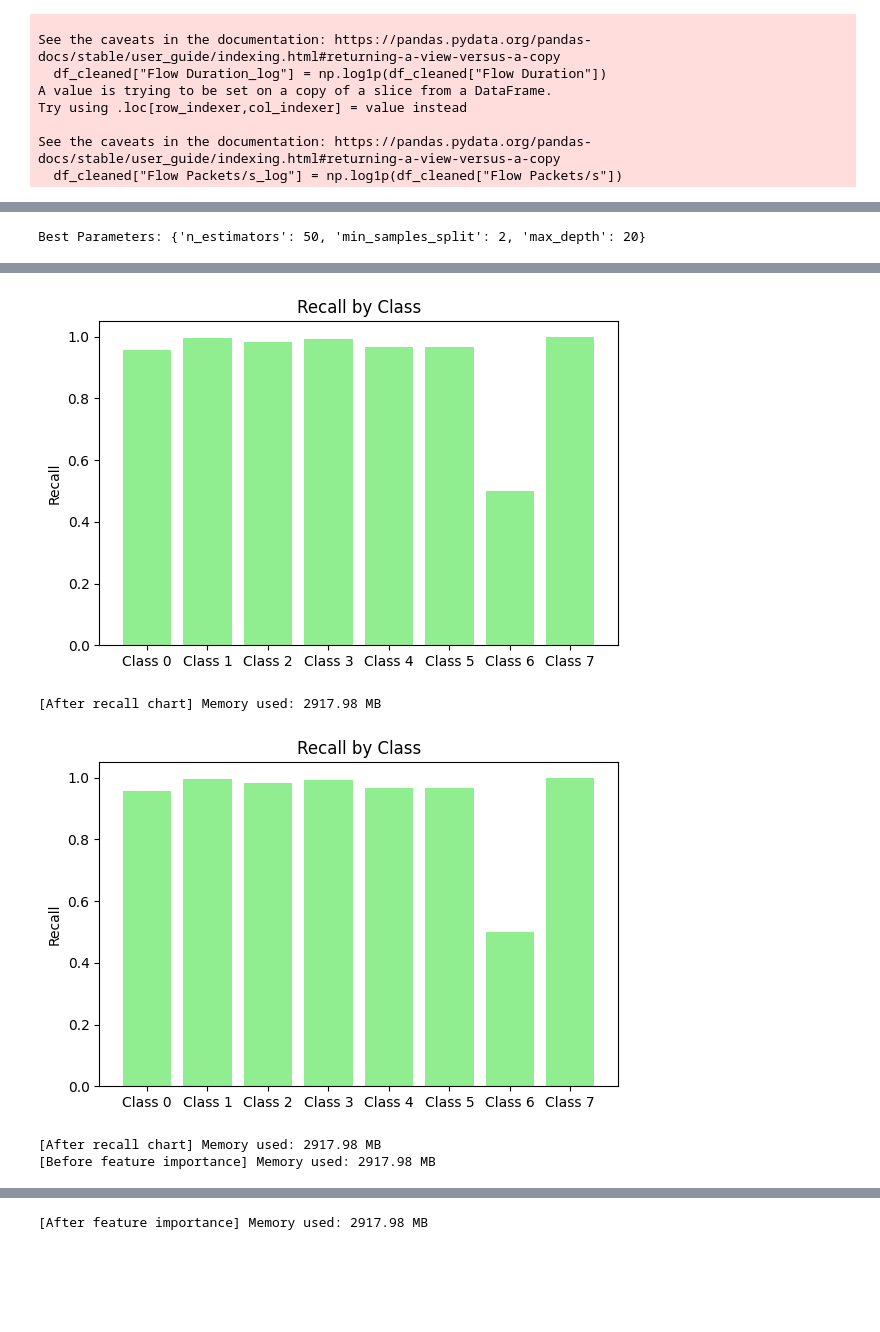
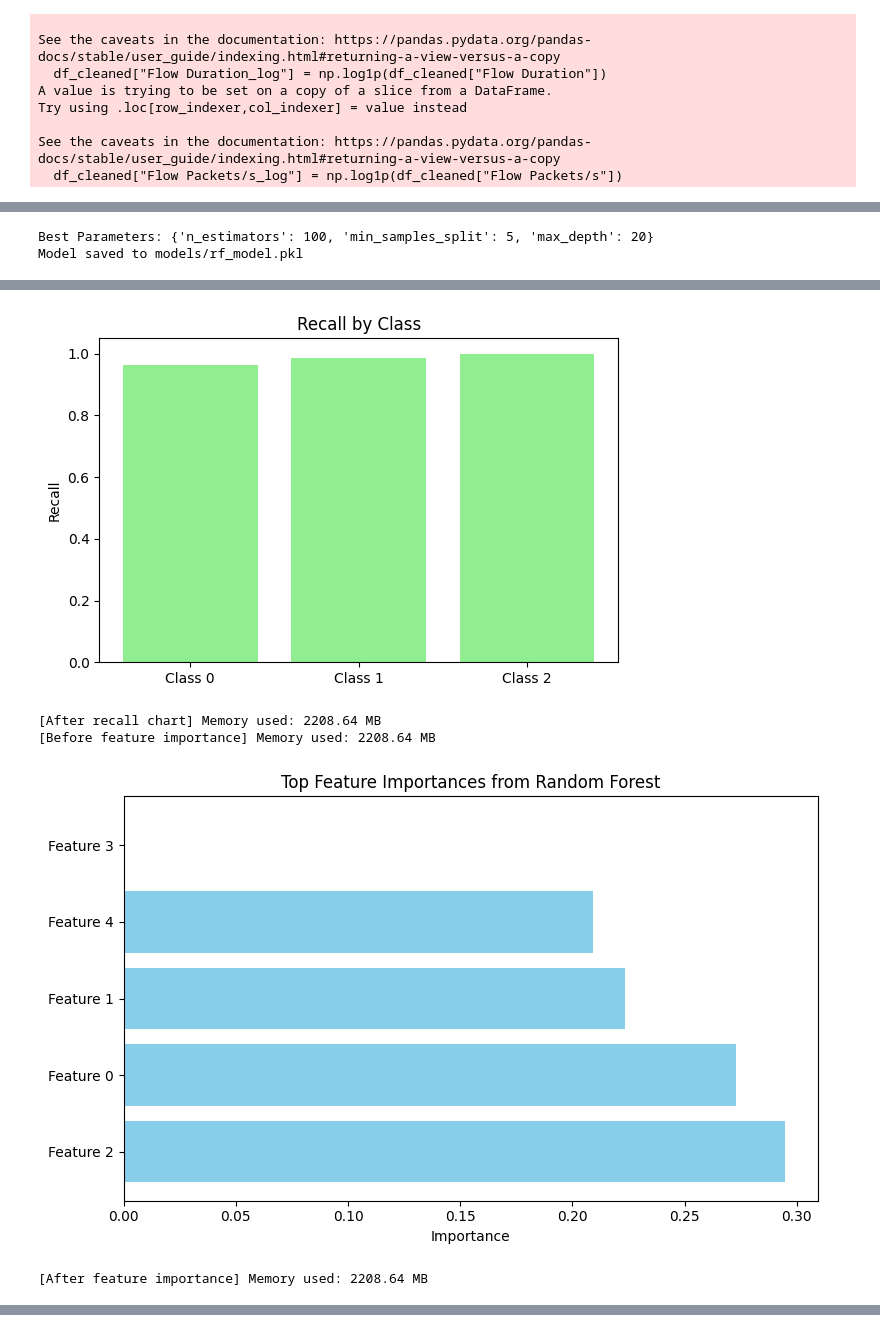
Before and after one commit to Aardon97/Cyber-Threat-Detection, a Jupyter notebook: src/explore.ipynb, the cells around one changed output, grey strips where cells are left out. Saved outputs shown, nothing was run; the diff lists cells and outputs as text; code cells hidden in the pictures; blank space fills up the shorter version.

Commit message:
Update explore notebook, requirements, sample DB, and add scripts folder

```diff
--- a/src/explore.ipynb
+++ b/src/explore.ipynb
@@ -436,0 +715,3 @@ y_train.to_csv("data/y_train.csv", index=False)
+# %%
+X_train = X_train.replace([np.inf, -np.inf], np.nan)
+X_test = X_test.replace([np.inf, -np.inf], np.nan)
@@ -481,8 +772,14 @@ param_dist = {
 rf_base = RandomForestClassifier(random_state=42, class_weight='balanced')
 
 # Take a 20% sample of training data for tuning
-X_small = X_train.sample(frac=0.2, random_state=42)
-y_small = y_train.loc[X_small.index]
+from sklearn.model_selection import train_test_split
+
+X_small, _, y_small, _ = train_test_split(
+    X_train, y_train,
+    train_size=0.2,
+    random_state=42,
+    stratify=y_train   # keeps class balance
+)
 
 # Randomized search on the smaller set
 random_search = RandomizedSearchCV(
@@ -507,15 +804,25 @@ rf_final = RandomForestClassifier(
 
 rf_final.fit(X_train, y_train)
 y_pred_final = rf_final.predict(X_test)
+
+import joblib
+
+# Save the trained model into the repo
+joblib.dump(rf_final, "models/rf_model.pkl")
+print("Model saved to models/rf_model.pkl")
 # %% [output]
-Best Parameters: {'n_estimators': 50, 'min_samples_split': 2, 'max_depth': 20}
+Best Parameters: {'n_estimators': 100, 'min_samples_split': 5, 'max_depth': 20}
+Model saved to models/rf_model.pkl
 # %%
 import psutil, os
 import matplotlib.pyplot as plt
 import pandas as pd
-from sklearn.metrics import confusion_matrix, classification_report, recall_score
+from sklearn.metrics import (
+    confusion_matrix, classification_report,
+    accuracy_score, precision_score, recall_score, f1_score
+)
 
-# Helper function to print memory usage
+# Helper function to print memory usagec- doing these to keep an eye on memory due to constant Kernel crashes
 def check_memory(stage):
     process = psutil.Process(os.getpid())
     mem = process.memory_info().rss / 1024 ** 2
@@ -532,8 +839,7 @@ print("Confusion Matrix:\n", confusion_matrix(y_test, y_pred_final))
 # Classification Report
 print("\nClassification Report:\n", classification_report(y_test, y_pred_final))
 
-from sklearn.metrics import accuracy_score, precision_score, recall_score, f1_score
-
+# Overall metrics
 print("Accuracy:", accuracy_score(y_test, y_pred_final))
 print("Precision:", precision_score(y_test, y_pred_final, average='weighted'))
 print("Recall:", recall_score(y_test, y_pred_final, average='weighted'))
@@ -541,7 +847,6 @@ print("F1 Score:", f1_score(y_test, y_pred_final, average='weighted'))
 
 # Recall comparison chart (multiclass-safe)
 check_memory("Before recall chart")
-
 recalls = recall_score(y_test, y_pred_final, average=None)
 labels = [f"Class {cls}" for cls in sorted(set(y_test))]
 
@@ -551,27 +856,22 @@ plt.ylabel("Recall")
 plt.title("Recall by Class")
 plt.tight_layout()
 plt.show()
-
 check_memory("After recall chart")
 
-
-plt.figure(figsize=(6,4))
-plt.bar(labels, recalls, color='lightgreen')
-plt.ylabel("Recall")
-plt.title("Recall by Class")
-plt.tight_layout()
-plt.show()
-check_memory("After recall chart")
-
-# Feature Importance (adaptive)
+# Feature Importance (with DataFrame-safe feature names)
 check_memory("Before feature importance")
 importances = rf_final.feature_importances_
-feature_names = X_train.columns
+
+# If X_train is a DataFrame, use its columns; otherwise create generic names
+if hasattr(X_train, "columns"):
+    feature_names = X_train.columns
+else:
+    feature_names = [f"Feature {i}" for i in range(X_train.shape[1])]
 
 feat_df = pd.DataFrame({'Feature': feature_names, 'Importance': importances})
 feat_df = feat_df.sort_values(by='Importance', ascending=False)
 
-# Limiting to top 20 if too many features
+# Limit to top 20 if too many features
 if len(feat_df) > 30:
     feat_df = feat_df.head(20)
 
@@ -603,5 +903,5 @@ F1 Score: 0.9738753167829313
-[figure, old version]
+[figure, new version]
-[After recall chart] Memory used: 2917.98 MB
+[After recall chart] Memory used: 2208.64 MB
+[Before feature importance] Memory used: 2208.64 MB
-[figure, old version]
+[figure, new version]
-[After recall chart] Memory used: 2917.98 MB
-[Before feature importance] Memory used: 2917.98 MB
+[After feature importance] Memory used: 2208.64 MB
@@ -609 +907,0 @@ F1 Score: 0.9738753167829313
-[After feature importance] Memory used: 2917.98 MB
```
Also changed, not shown: parts of 53 cells of this notebook, 3 other files.
